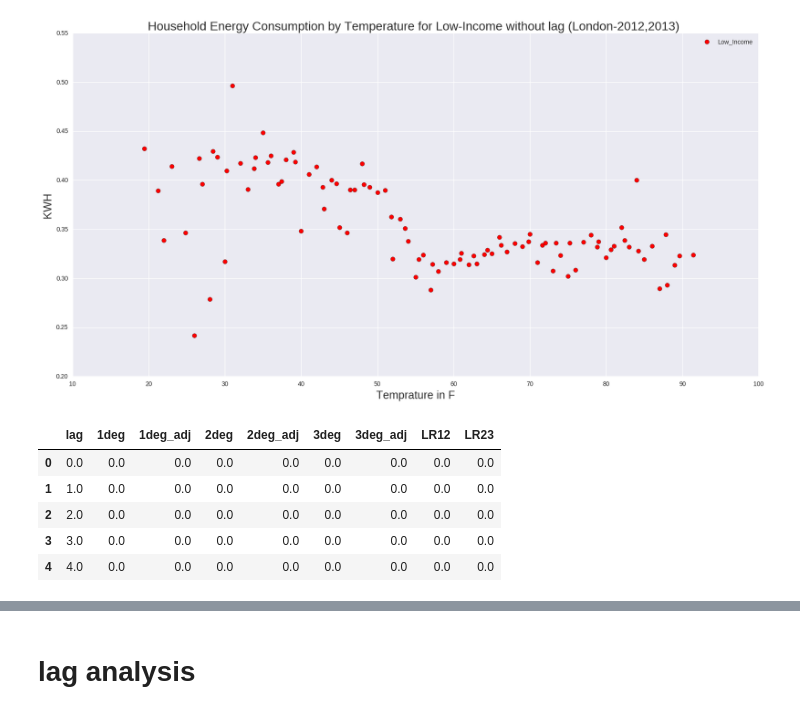
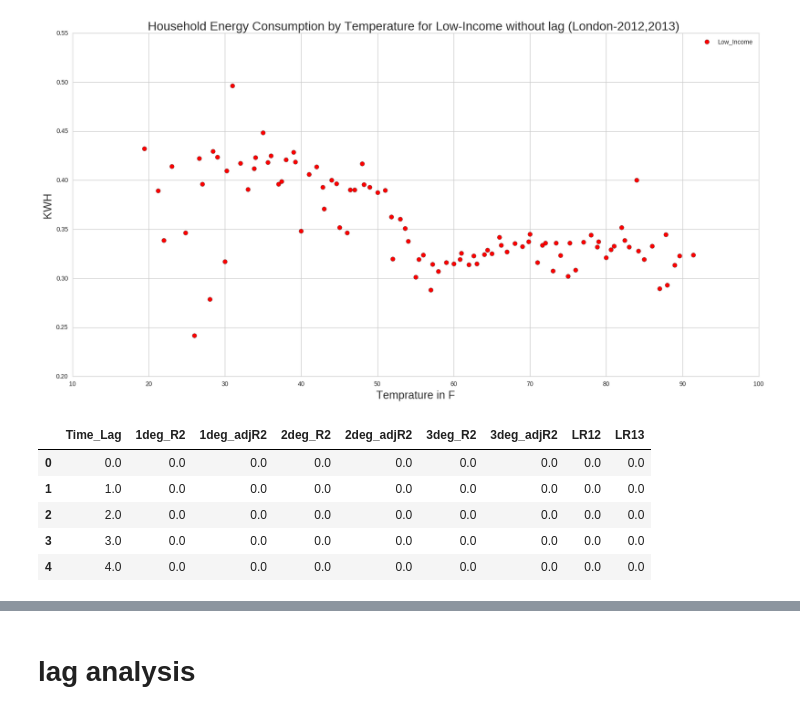
Before and after one commit to connorchency/Taming-the-Peak, a Jupyter notebook: analysis/Analysis_2012-13_avi-lag-Low.ipynb, the cells around one changed output, grey strips where cells are left out. Drawn from its saved outputs; the diff is of its cells as text; code cells hidden in the pictures.

```diff
--- a/analysis/Analysis_2012-13_avi-lag-Low.ipynb
+++ b/analysis/Analysis_2012-13_avi-lag-Low.ipynb
@@ -134,18 +136,18 @@ pl.legend()
 # %%
 #defining a dataframe to store r-squared values
 lag = np.linspace(0,24,25)
-rsqd = pd.DataFrame(lag, columns=['lag'])
-rsqd['1deg'] = np.zeros(25)
-rsqd['1deg_adj'] = np.zeros(25)
-rsqd['2deg'] = np.zeros(25)
-rsqd['2deg_adj'] = np.zeros(25)
-rsqd['3deg'] = np.zeros(25)
-rsqd['3deg_adj'] = np.zeros(25)
+rsqd = pd.DataFrame(lag, columns=['Time_Lag'])
+rsqd['1deg_R2'] = np.zeros(25)
+rsqd['1deg_adjR2'] = np.zeros(25)
+rsqd['2deg_R2'] = np.zeros(25)
+rsqd['2deg_adjR2'] = np.zeros(25)
+rsqd['3deg_R2'] = np.zeros(25)
+rsqd['3deg_adjR2'] = np.zeros(25)
 rsqd['LR12'] = np.zeros(25)
-rsqd['LR23'] = np.zeros(25)
+rsqd['LR13'] = np.zeros(25)
 rsqd.head()
 # %% [output]
-|  | lag | 1deg | 1deg_adj | 2deg | 2deg_adj | 3deg | 3deg_adj | LR12 | LR23 |
+|  | Time_Lag | 1deg_R2 | 1deg_adjR2 | 2deg_R2 | 2deg_adjR2 | 3deg_R2 | 3deg_adjR2 | LR12 | LR13 |
 | 0 | 0.0 | 0.0 | 0.0 | 0.0 | 0.0 | 0.0 | 0.0 | 0.0 | 0.0 |
 | 1 | 1.0 | 0.0 | 0.0 | 0.0 | 0.0 | 0.0 | 0.0 | 0.0 | 0.0 |
 | 2 | 2.0 | 0.0 | 0.0 | 0.0 | 0.0 | 0.0 | 0.0 | 0.0 | 0.0 |
```
Also changed, not shown: parts of 6 cells of this notebook, 4 other files.
